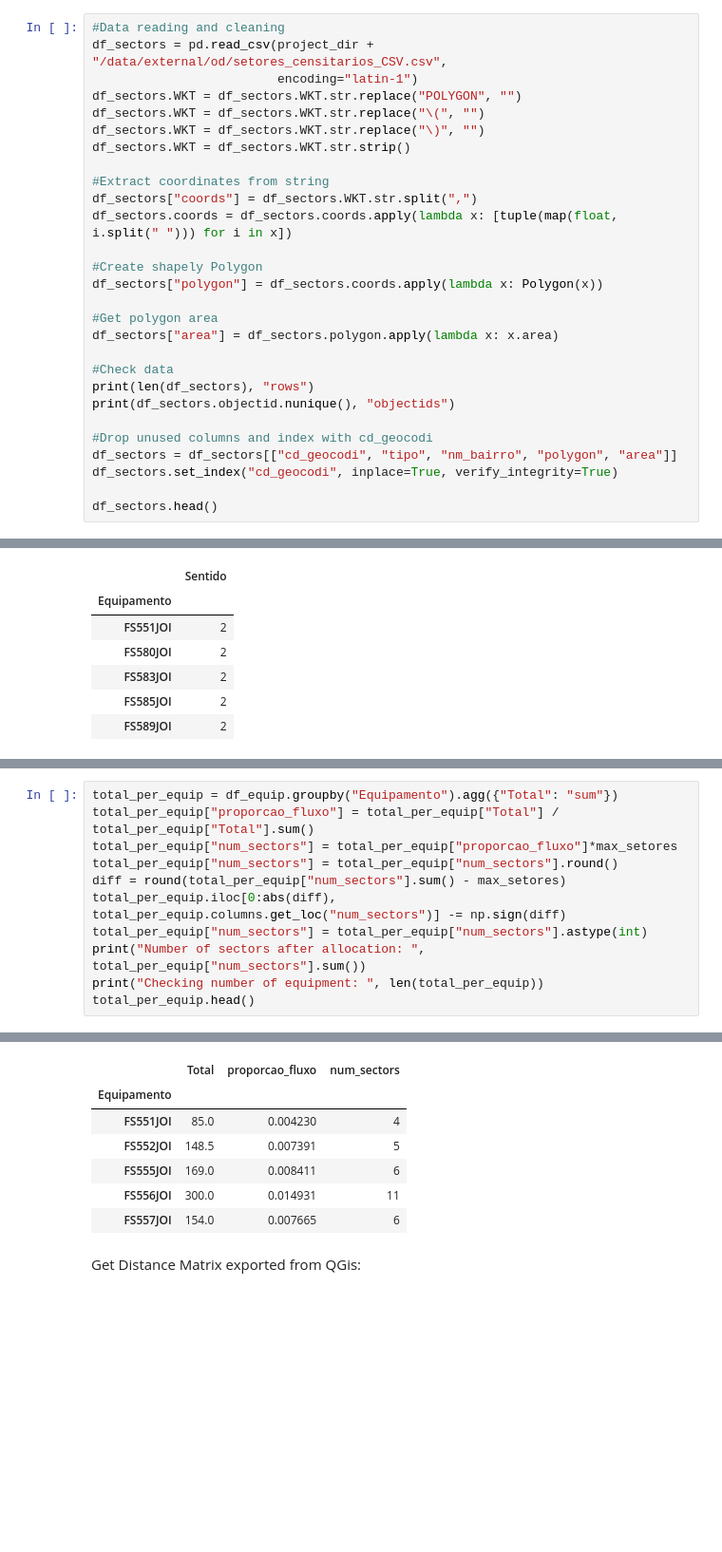
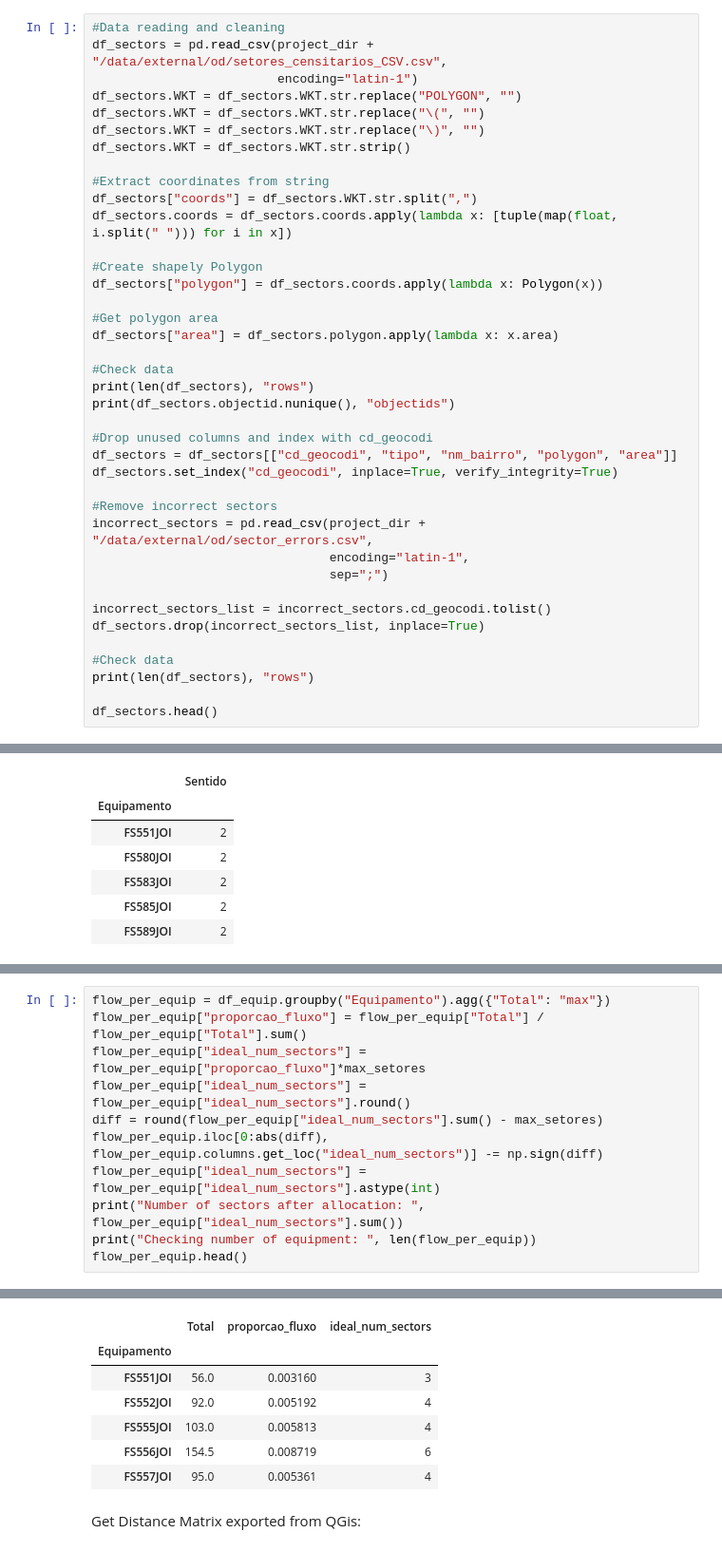
Before and after one commit to pmj-sepud/Joinville-Smart-Mobility, a Jupyter notebook: notebooks/reports/201803-GabrielBogo-Optimization_CensusSectorsAllocation.ipynb, the cells around one changed output, grey strips where cells are left out. Shown at 95% size. Drawn from its saved outputs; the diff is of its cells as text; blank space fills up the shorter version.

Commit message:
checkpoint - before refactoring of code for new infrastructure

```diff
--- a/notebooks/reports/201803-GabrielBogo-Optimization_CensusSectorsAllocation.ipynb
+++ b/notebooks/reports/201803-GabrielBogo-Optimization_CensusSectorsAllocation.ipynb
@@ -37,6 +37,17 @@ print(df_sectors.objectid.nunique(), "objectids")
 df_sectors = df_sectors[["cd_geocodi", "tipo", "nm_bairro", "polygon", "area"]]
 df_sectors.set_index("cd_geocodi", inplace=True, verify_integrity=True)
 
+#Remove incorrect sectors
+incorrect_sectors = pd.read_csv(project_dir + "/data/external/od/sector_errors.csv",
+                                encoding="latin-1",
+                                sep=";")
+
+incorrect_sectors_list = incorrect_sectors.cd_geocodi.tolist()
+df_sectors.drop(incorrect_sectors_list, inplace=True)
+
+#Check data
+print(len(df_sectors), "rows")
+
 df_sectors.head()
 # %% [output]
 730 rows
@@ -88,12 +100,12 @@ We will use the sum of the flow in both directions as weight for the allocation
 # %%
-total_per_equip = df_equip.groupby("Equipamento").agg({"Total": "sum"})
-total_per_equip["proporcao_fluxo"] = total_per_equip["Total"] / total_per_equip["Total"].sum()
-total_per_equip["num_sectors"] = total_per_equip["proporcao_fluxo"]*max_setores
-total_per_equip["num_sectors"] = total_per_equip["num_sectors"].round()
-diff = round(total_per_equip["num_sectors"].sum() - max_setores)
-total_per_equip.iloc[0:abs(diff), total_per_equip.columns.get_loc("num_sectors")] -= np.sign(diff)
-total_per_equip["num_sectors"] = total_per_equip["num_sectors"].astype(int)
-print("Number of sectors after allocation: ", total_per_equip["num_sectors"].sum())
-print("Checking number of equipment: ", len(total_per_equip))
-total_per_equip.head()
+flow_per_equip = df_equip.groupby("Equipamento").agg({"Total": "max"})
+flow_per_equip["proporcao_fluxo"] = flow_per_equip["Total"] / flow_per_equip["Total"].sum()
+flow_per_equip["ideal_num_sectors"] = flow_per_equip["proporcao_fluxo"]*max_setores
+flow_per_equip["ideal_num_sectors"] = flow_per_equip["ideal_num_sectors"].round()
+diff = round(flow_per_equip["ideal_num_sectors"].sum() - max_setores)
+flow_per_equip.iloc[0:abs(diff), flow_per_equip.columns.get_loc("ideal_num_sectors")] -= np.sign(diff)
+flow_per_equip["ideal_num_sectors"] = flow_per_equip["ideal_num_sectors"].astype(int)
+print("Number of sectors after allocation: ", flow_per_equip["ideal_num_sectors"].sum())
+print("Checking number of equipment: ", len(flow_per_equip))
+flow_per_equip.head()
 # %% [output]
@@ -101,11 +113,11 @@ Number of sectors after allocation:  730
 Checking number of equipment:  95
-|  | Total | proporcao_fluxo | num_sectors |
+|  | Total | proporcao_fluxo | ideal_num_sectors |
 | Equipamento |  |  |  |
-| FS551JOI | 85.0 | 0.004230 | 4 |
-| FS552JOI | 148.5 | 0.007391 | 5 |
-| FS555JOI | 169.0 | 0.008411 | 6 |
-| FS556JOI | 300.0 | 0.014931 | 11 |
-| FS557JOI | 154.0 | 0.007665 | 6 |
+| FS551JOI | 56.0 | 0.003160 | 3 |
+| FS552JOI | 92.0 | 0.005192 | 4 |
+| FS555JOI | 103.0 | 0.005813 | 4 |
+| FS556JOI | 154.5 | 0.008719 | 6 |
+| FS557JOI | 95.0 | 0.005361 | 4 |
 # %% [markdown]
 Get Distance Matrix exported from QGis:
 # %%
```
Also changed, not shown: parts of 17 cells of this notebook, 3 other files.
